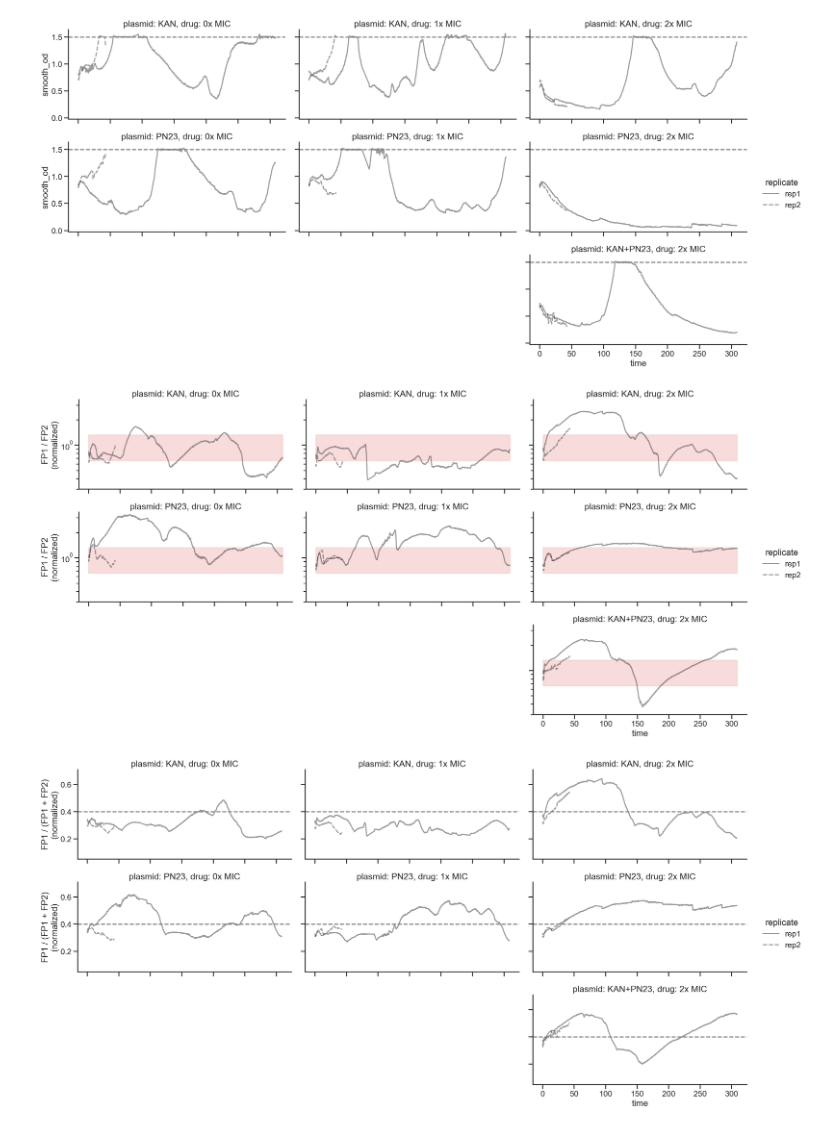
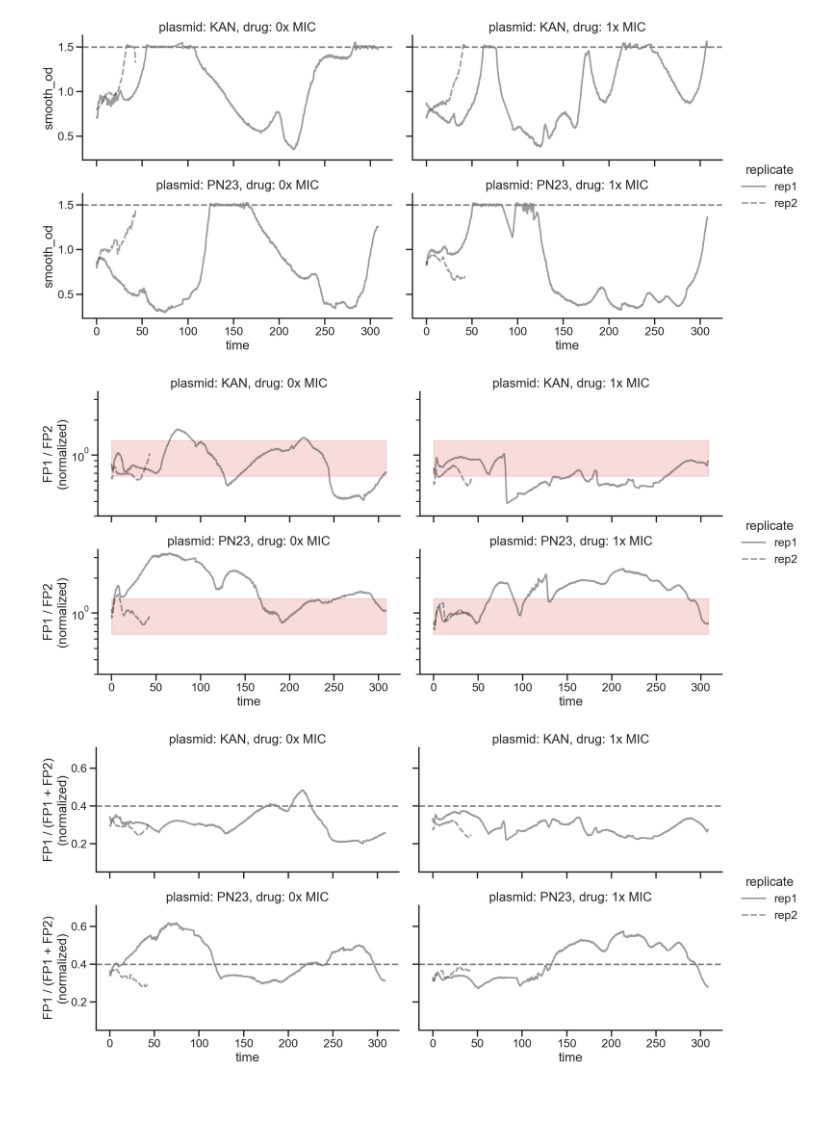
Before and after one commit to microbial-pangenomes-lab/2026_tricomm, a Jupyter notebook: examples-PN23.ipynb, the cells around one changed output. Saved outputs shown, nothing was run; the diff lists cells and outputs as text; code cells hidden in the pictures; blank space fills up the shorter version.

```diff
--- a/examples-PN23.ipynb
+++ b/examples-PN23.ipynb
@@ -32,26 +33,32 @@ short_order = ['KAN no drug',
+# %%
+# ignore 2xMIC
+m = m[m['drug'] != 2]
+c = c[c['drug'] != 2]
 # %%
 cp = sns.relplot(data=m,
                  x='time',
                  y='smooth_od',
                  col='drug',
                  style='replicate',
                  row='plasmid',
-                 row_order=['KAN', 'PN23', 'KAN+PN23'],
+                 row_order=['KAN', 'PN23',
+                           # 'KAN+PN23'
+                           ],
                  kind='line',
                  height=3.5, aspect=2,
                  color='xkcd:dark grey',
                  alpha=0.5,
                 )
 
 # remove axes 7 and 8
-cp.axes[2, 0].set_visible(False)
-cp.axes[2, 1].set_visible(False)
+# cp.axes[2, 0].set_visible(False)
+# cp.axes[2, 1].set_visible(False)
 
 # cp.set(yscale='log')
 cp.set_titles("plasmid: {row_name}, drug: {col_name}x MIC")
 cp.map(plt.axhline, y=1.5, color='grey', linestyle='--');
 # %% [output]
-[figure, old version]
+[figure, new version]
 # %%
 cp = sns.relplot(data=m,
                  x='time',
@@ -59,7 +66,9 @@ cp = sns.relplot(data=m,
                  col='drug',
                  style='replicate',
                  row='plasmid',
-                 row_order=['KAN', 'PN23', 'KAN+PN23'],
+                 row_order=['KAN', 'PN23',
+                            #'KAN+PN23'
+                           ],
                  kind='line',
                  height=3.5, aspect=2,
                  color='xkcd:dark grey',
@@ -67,8 +76,8 @@ cp = sns.relplot(data=m,
                 )
 
 # remove axes 7 and 8
-cp.axes[2, 0].set_visible(False)
-cp.axes[2, 1].set_visible(False)
+# cp.axes[2, 0].set_visible(False)
+# cp.axes[2, 1].set_visible(False)
 
 # cp.set(yscale='log')
 cp.set_titles("plasmid: {row_name}, drug: {col_name}x MIC")
@@ -82,7 +91,7 @@ cp.map(plt.fill_between,
         color='xkcd:pale red',
         alpha=0.2);
 # %% [output]
-[figure, old version]
+[figure, new version]
 # %%
 cp = sns.relplot(data=m,
                  x='time',
@@ -90,7 +99,9 @@ cp = sns.relplot(data=m,
                  col='drug',
                  style='replicate',
                  row='plasmid',
-                 row_order=['KAN', 'PN23', 'KAN+PN23'],
+                 row_order=['KAN', 'PN23',
+                           # 'KAN+PN23'
+                           ],
                  kind='line',
                  height=3.5, aspect=2,
                  color='xkcd:dark grey',
@@ -98,8 +109,8 @@ cp = sns.relplot(data=m,
                 )
 
 # remove axes 7 and 8
-cp.axes[2, 0].set_visible(False)
-cp.axes[2, 1].set_visible(False)
+# cp.axes[2, 0].set_visible(False)
+# cp.axes[2, 1].set_visible(False)
 
 # cp.set(yscale='log')
 cp.set_titles("plasmid: {row_name}, drug: {col_name}x MIC")
@@ -110,7 +121,7 @@ cp.set(ylabel='FP1 / (FP1 + FP2)\n(normalized)',
 
 cp.map(plt.axhline, y=0.4, color='grey', linestyle='--');
 # %% [output]
-[figure, old version]
+[figure, new version]
 # %%
 cp = sns.relplot(data=m,
                  x='time',
```
Also changed, not shown: parts of 6 cells of this notebook.
